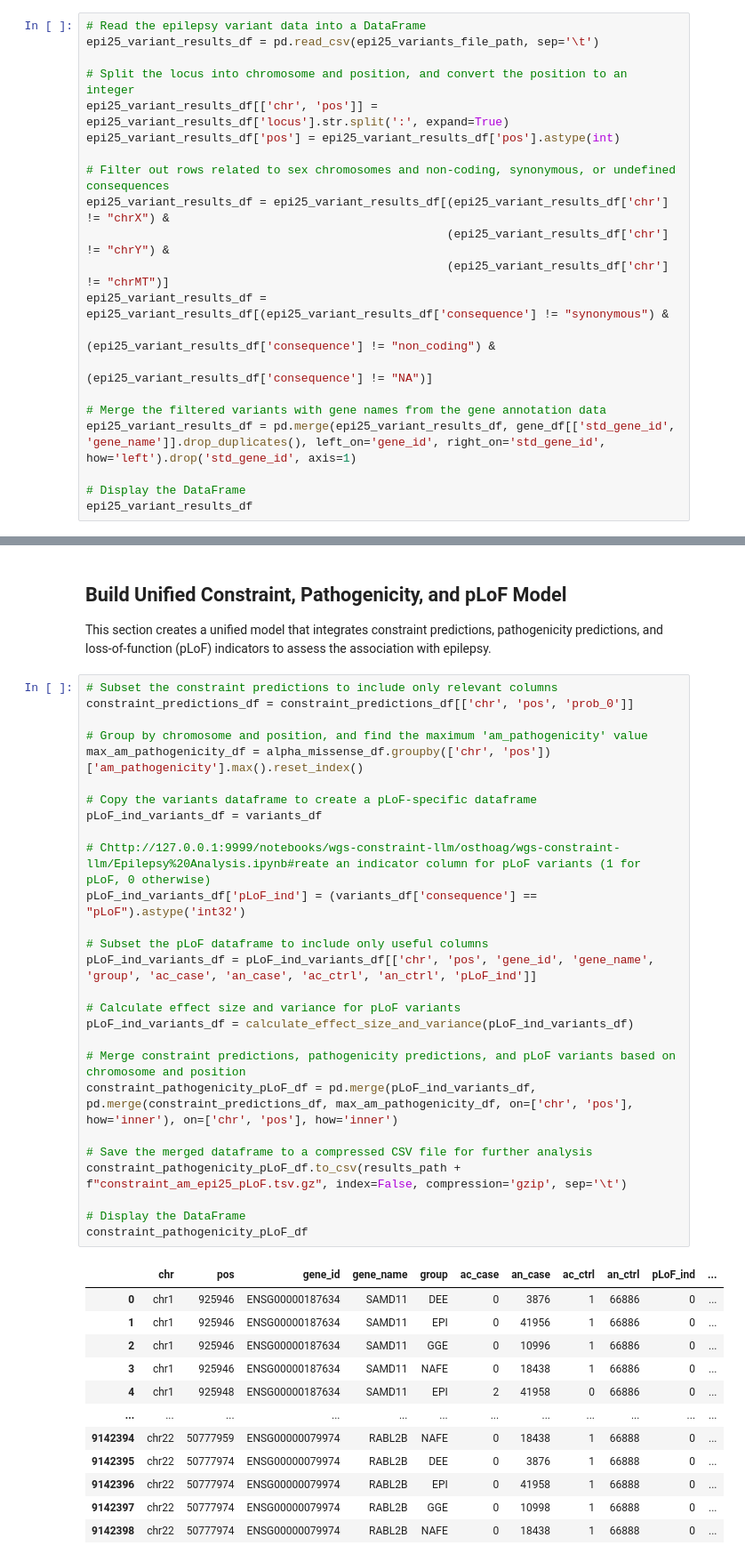
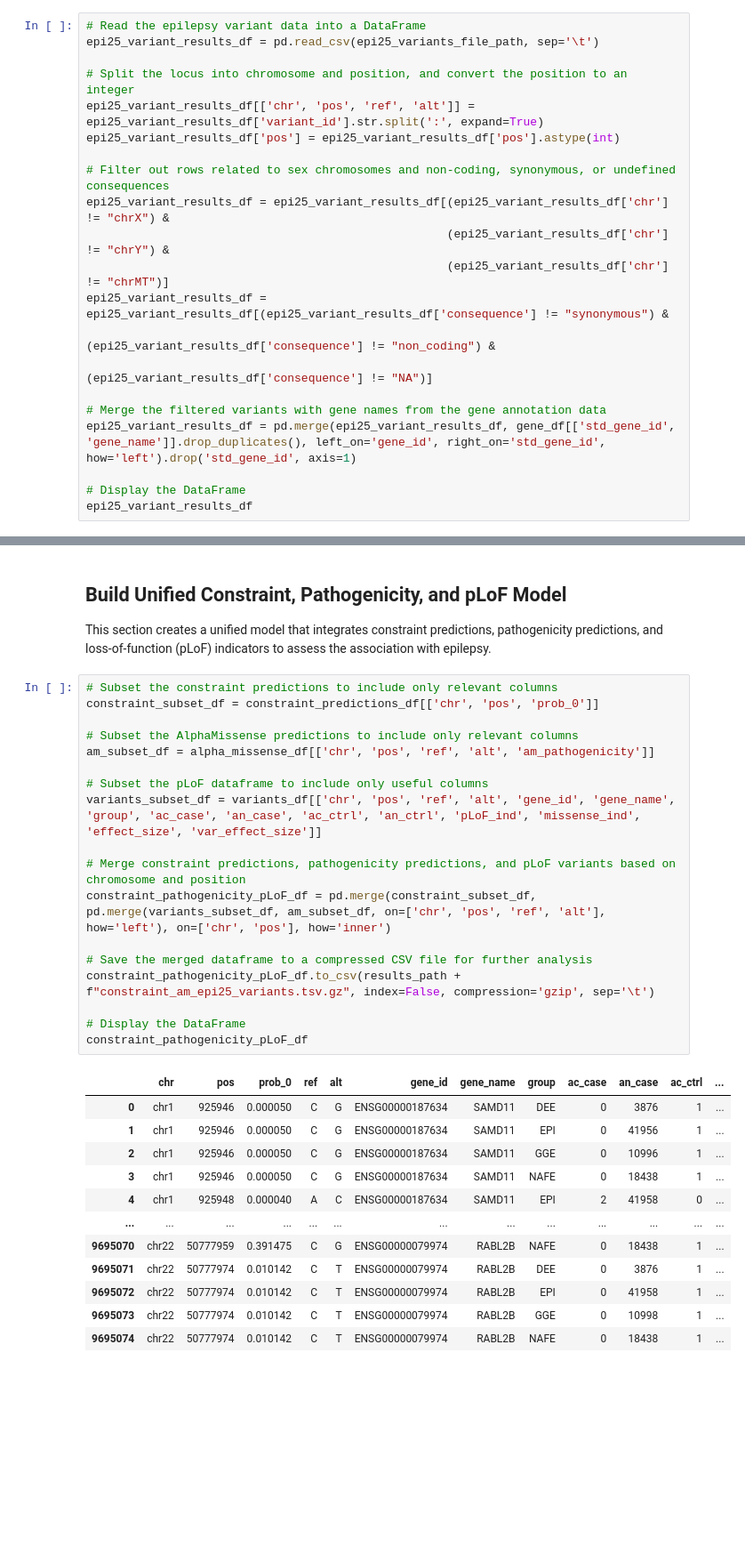
Before and after one commit to healthcare-medicine-ai/wgs-constraint-llm, a Jupyter notebook: Epilepsy Analysis.ipynb, the cells around one changed output, grey strips where cells are left out. Shown at 89% size. Drawn from its saved outputs; the diff is of its cells as text; blank space fills up the shorter version.

```diff
--- a/Epilepsy Analysis.ipynb
+++ b/Epilepsy Analysis.ipynb
@@ -134,7 +152,7 @@ This section reads in the epilepsy variant data, splits the chromosome and posit
 epi25_variant_results_df = pd.read_csv(epi25_variants_file_path, sep='\t')
 
 # Split the locus into chromosome and position, and convert the position to an integer
-epi25_variant_results_df[['chr', 'pos']] = epi25_variant_results_df['locus'].str.split(':', expand=True)
+epi25_variant_results_df[['chr', 'pos', 'ref', 'alt']] = epi25_variant_results_df['variant_id'].str.split(':', expand=True)
 epi25_variant_results_df['pos'] = epi25_variant_results_df['pos'].astype(int)
 
 # Filter out rows related to sex chromosomes and non-coding, synonymous, or undefined consequences
@@ -233,41 +286,32 @@ alpha_missense_df
 This section creates a unified model that integrates constraint predictions, pathogenicity predictions, and loss-of-function (pLoF) indicators to assess the association with epilepsy.
 # %%
 # Subset the constraint predictions to include only relevant columns
-constraint_predictions_df = constraint_predictions_df[['chr', 'pos', 'prob_0']]
+constraint_subset_df = constraint_predictions_df[['chr', 'pos', 'prob_0']]
 
-# Group by chromosome and position, and find the maximum 'am_pathogenicity' value
-max_am_pathogenicity_df = alpha_missense_df.groupby(['chr', 'pos'])['am_pathogenicity'].max().reset_index()
-
-# Copy the variants dataframe to create a pLoF-specific dataframe
-pLoF_ind_variants_df = variants_df
-
-# Chttp://127.0.0.1:9999/notebooks/wgs-constraint-llm/osthoag/wgs-constraint-llm/Epilepsy%20Analysis.ipynb#reate an indicator column for pLoF variants (1 for pLoF, 0 otherwise)
-pLoF_ind_variants_df['pLoF_ind'] = (variants_df['consequence'] == "pLoF").astype('int32')
+# Subset the AlphaMissense predictions to include only relevant columns
+am_subset_df = alpha_missense_df[['chr', 'pos', 'ref', 'alt', 'am_pathogenicity']]
 
 # Subset the pLoF dataframe to include only useful columns
-pLoF_ind_variants_df = pLoF_ind_variants_df[['chr', 'pos', 'gene_id', 'gene_name', 'group', 'ac_case', 'an_case', 'ac_ctrl', 'an_ctrl', 'pLoF_ind']]
-
-# Calculate effect size and variance for pLoF variants
-pLoF_ind_variants_df = calculate_effect_size_and_variance(pLoF_ind_variants_df)
+variants_subset_df = variants_df[['chr', 'pos', 'ref', 'alt', 'gene_id', 'gene_name', 'group', 'ac_case', 'an_case', 'ac_ctrl', 'an_ctrl', 'pLoF_ind', 'missense_ind', 'effect_size', 'var_effect_size']]
 
 # Merge constraint predictions, pathogenicity predictions, and pLoF variants based on chromosome and position
-constraint_pathogenicity_pLoF_df = pd.merge(pLoF_ind_variants_df, pd.merge(constraint_predictions_df, max_am_pathogenicity_df, on=['chr', 'pos'], how='inner'), on=['chr', 'pos'], how='inner')
+constraint_pathogenicity_pLoF_df = pd.merge(constraint_subset_df, pd.merge(variants_subset_df, am_subset_df, on=['chr', 'pos', 'ref', 'alt'], how='left'), on=['chr', 'pos'], how='inner')
 
 # Save the merged dataframe to a compressed CSV file for further analysis
-constraint_pathogenicity_pLoF_df.to_csv(results_path + f"constraint_am_epi25_pLoF.tsv.gz", index=False, compression='gzip', sep='\t')
+constraint_pathogenicity_pLoF_df.to_csv(results_path + f"constraint_am_epi25_variants.tsv.gz", index=False, compression='gzip', sep='\t')
 
 # Display the DataFrame
 constraint_pathogenicity_pLoF_df
 # %% [output]
-|  | chr | pos | gene_id | gene_name | group | ac_case | an_case | ac_ctrl | an_ctrl | pLoF_ind | ... |
-| 0 | chr1 | 925946 | ENSG00000187634 | SAMD11 | DEE | 0 | 3876 | 1 | 66886 | 0 | ... |
-| 1 | chr1 | 925946 | ENSG00000187634 | SAMD11 | EPI | 0 | 41956 | 1 | 66886 | 0 | ... |
-| 2 | chr1 | 925946 | ENSG00000187634 | SAMD11 | GGE | 0 | 10996 | 1 | 66886 | 0 | ... |
-| 3 | chr1 | 925946 | ENSG00000187634 | SAMD11 | NAFE | 0 | 18438 | 1 | 66886 | 0 | ... |
-| 4 | chr1 | 925948 | ENSG00000187634 | SAMD11 | EPI | 2 | 41958 | 0 | 66886 | 0 | ... |
-| ... | ... | ... | ... | ... | ... | ... | ... | ... | ... | ... | ... |
-| 9142394 | chr22 | 50777959 | ENSG00000079974 | RABL2B | NAFE | 0 | 18438 | 1 | 66888 | 0 | ... |
-| 9142395 | chr22 | 50777974 | ENSG00000079974 | RABL2B | DEE | 0 | 3876 | 1 | 66888 | 0 | ... |
-| 9142396 | chr22 | 50777974 | ENSG00000079974 | RABL2B | EPI | 0 | 41958 | 1 | 66888 | 0 | ... |
-| 9142397 | chr22 | 50777974 | ENSG00000079974 | RABL2B | GGE | 0 | 10998 | 1 | 66888 | 0 | ... |
-| 9142398 | chr22 | 50777974 | ENSG00000079974 | RABL2B | NAFE | 0 | 18438 | 1 | 66888 | 0 | ... |
+|  | chr | pos | prob_0 | ref | alt | gene_id | gene_name | group | ac_case | an_case | ac_ctrl | ... |
+| 0 | chr1 | 925946 | 0.000050 | C | G | ENSG00000187634 | SAMD11 | DEE | 0 | 3876 | 1 | ... |
+| 1 | chr1 | 925946 | 0.000050 | C | G | ENSG00000187634 | SAMD11 | EPI | 0 | 41956 | 1 | ... |
+| 2 | chr1 | 925946 | 0.000050 | C | G | ENSG00000187634 | SAMD11 | GGE | 0 | 10996 | 1 | ... |
+| 3 | chr1 | 925946 | 0.000050 | C | G | ENSG00000187634 | SAMD11 | NAFE | 0 | 18438 | 1 | ... |
+| 4 | chr1 | 925948 | 0.000040 | A | C | ENSG00000187634 | SAMD11 | EPI | 2 | 41958 | 0 | ... |
+| ... | ... | ... | ... | ... | ... | ... | ... | ... | ... | ... | ... | ... |
+| 9695070 | chr22 | 50777959 | 0.391475 | C | G | ENSG00000079974 | RABL2B | NAFE | 0 | 18438 | 1 | ... |
+| 9695071 | chr22 | 50777974 | 0.010142 | C | T | ENSG00000079974 | RABL2B | DEE | 0 | 3876 | 1 | ... |
+| 9695072 | chr22 | 50777974 | 0.010142 | C | T | ENSG00000079974 | RABL2B | EPI | 0 | 41958 | 1 | ... |
+| 9695073 | chr22 | 50777974 | 0.010142 | C | T | ENSG00000079974 | RABL2B | GGE | 0 | 10998 | 1 | ... |
+| 9695074 | chr22 | 50777974 | 0.010142 | C | T | ENSG00000079974 | RABL2B | NAFE | 0 | 18438 | 1 | ... |
```
Also changed, not shown: parts of 27 cells of this notebook, 14 other files.
